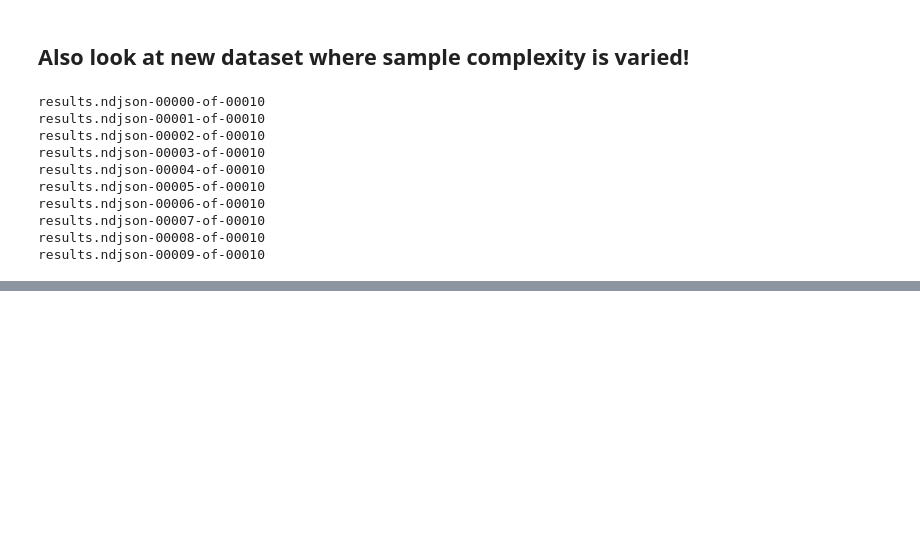
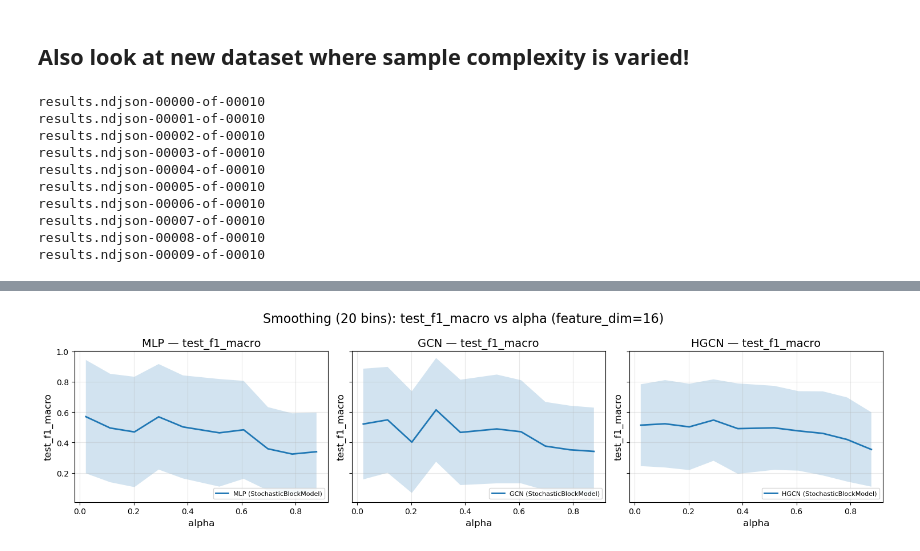
Before and after one commit to danie1uva/graphworld, a Jupyter notebook: src/notebooks/eda_graph_gen.ipynb, the cells around one changed output, grey strips where cells are left out. Drawn from its saved outputs; the diff is of its cells as text; code cells hidden in the pictures; blank space fills up the shorter version.

```diff
--- a/src/notebooks/eda_graph_gen.ipynb
+++ b/src/notebooks/eda_graph_gen.ipynb
@@ -1209,0 +1313,14 @@ TypeError: agg function failed [how->mean,dtype->object]
+# %%
+models = ['MLP', 'GCN', 'HGCN']
+perf_meas = 'test_f1_macro'
+
+smooth_binning_plots(
+    df=df,
+    models=models,
+    perf_meas=perf_meas,
+    metric='alpha',
+    feature_dim=16,
+    num_bins=20
+)
+# %% [output]
+[figure, added]
```
Also changed, not shown: parts of 15 cells of this notebook, 8 other files.
